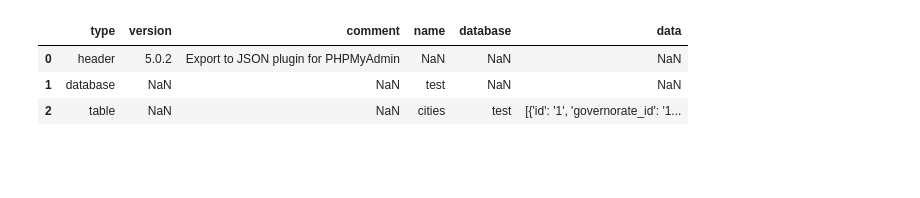
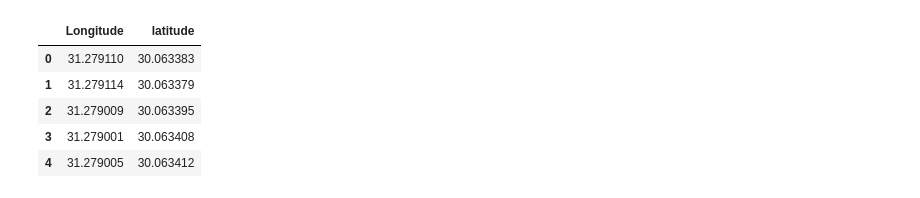
Before and after one commit to SaraHanyAbdelhady/GPS-Tracking-System, a Jupyter notebook: Map.ipynb, the cells around one changed output. Drawn from its saved outputs; the diff is of its cells as text; code cells hidden in the pictures; blank space fills up the shorter version.

```diff
--- a/Map.ipynb
+++ b/Map.ipynb
@@ -12,8 +3,15 @@ trajectory = r'"C:\Users\hp\Documents\Map Plotting\trajectory.xlsx"'
-# %%
-df = pd.read_csv(tajectory)
-# %% [output]
-|  | type | version | comment | name | database | data |
-| 0 | header | 5.0.2 | Export to JSON plugin for PHPMyAdmin | NaN | NaN | NaN |
-| 1 | database | NaN | NaN | test | NaN | NaN |
-| 2 | table | NaN | NaN | cities | test | [{'id': '1', 'governorate_id': '1... |
+# %%
+import pandas as pd
+#df = pd.DataFrame({'longitude': [31.278864340128457],
+                  # 'latitude': [30.064813965618775]})
+df = pd.read_excel('/content/Trajectories.xlsx')
+
+df.head()
+# %% [output]
+|  | Longitude | latitude |
+| 0 | 31.279110 | 30.063383 |
+| 1 | 31.279114 | 30.063379 |
+| 2 | 31.279009 | 30.063395 |
+| 3 | 31.279001 | 30.063408 |
+| 4 | 31.279005 | 30.063412 |
 # %%
```
Also changed, not shown: parts of 13 cells of this notebook.
